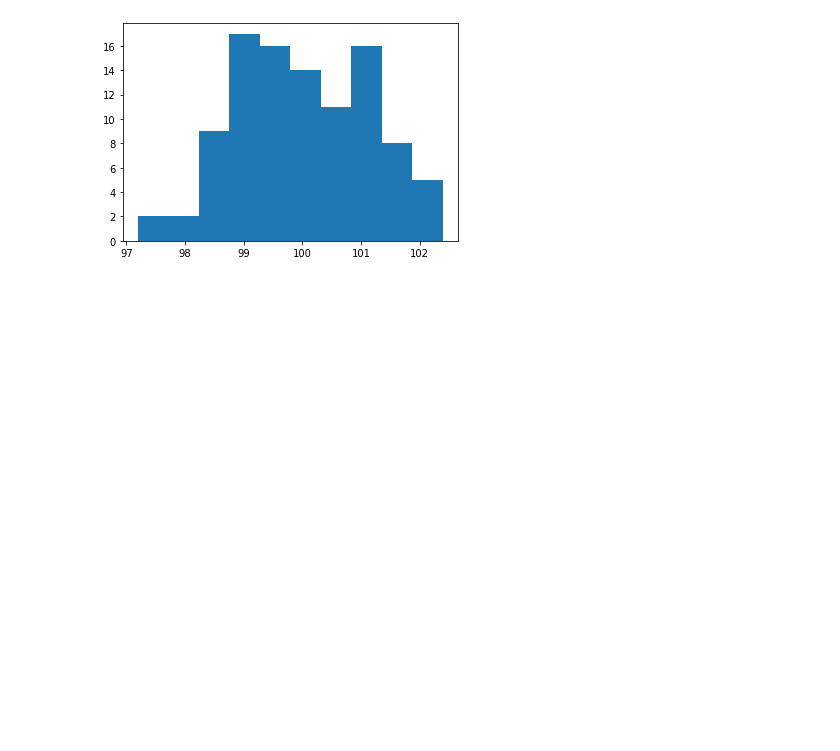
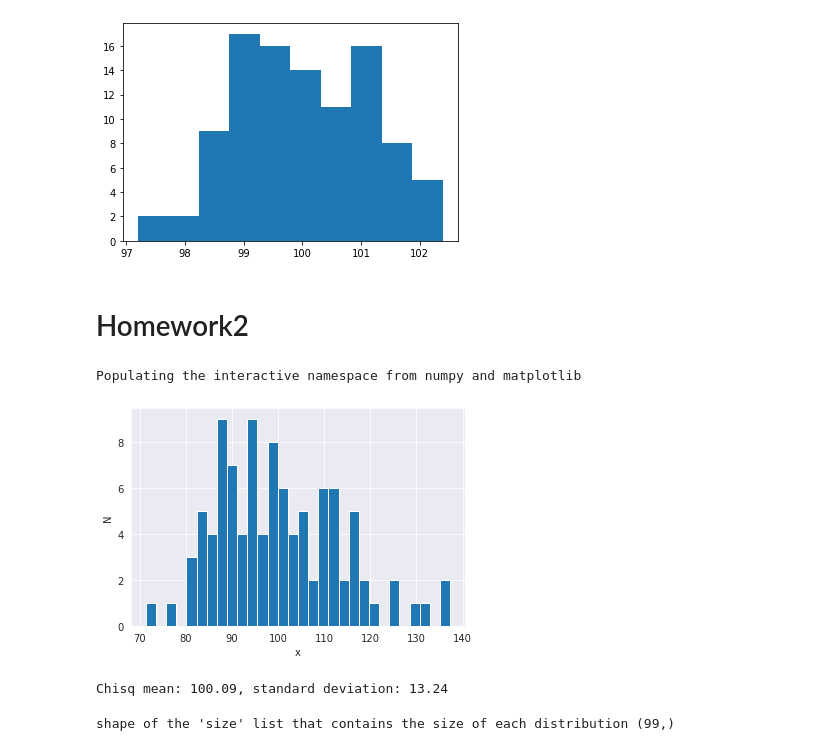
Before and after one commit to MarcoM95/MLPNS2021, a Jupyter notebook: MLPNS2021_ClassStats.ipynb, the cells around one changed output. Saved outputs shown, nothing was run; the diff lists cells and outputs as text; code cells hidden in the pictures; blank space fills up the shorter version.

```diff
--- a/MLPNS2021_ClassStats.ipynb
+++ b/MLPNS2021_ClassStats.ipynb
@@ -44,3 +44,18 @@ np.random.seed?
 # %%
 from numpy.random import MT19937
 from numpy.random import RandomState, SeedSequence
+# %% [markdown]
+# Homework2
+# %%
+from __future__ import print_function
+__author__= 'fbb'
+
+import pylab as pl
+from scipy.optimize import curve_fit, minimize
+
+%pylab inline
+# this package sets up pretty plots
+import seaborn
+seaborn.set_style("darkgrid")
+# %% [output]
+Populating the interactive namespace from numpy and matplotlib
@@ -46,0 +65,38 @@ from numpy.random import RandomState, SeedSequence
+# %%
+mymean = 100
+# %%
+# the chi sq distribution takes the number of degrees of freedom, which luckily is the same as the mean!
+df = mymean
+# %%
+# Note: I am adding imports here, to show the workflow:
+# at this point I realize what packages I need and I import them.
+# but this is a PEP8 violation.
+# It is a good habit to put the includes at the top
+# so the code fails right away if the packages are missing.
+# Otherwise a user may have a piece of code running for a long time,
+# and then fail when the package cannot be imported...
+# (unless they are only imported under conditions, e.g. in an if statement)
+
+import numpy as np
+np.random.seed(456)
+md = {}
+# md is an empty disctionary;
+# if you are not familiar with python dictionaries see https://www.pythonforbeginners.com/dictionary/how-to-use-dictionaries-in-python
+md['chisq'] = np.random.chisquare(df, size=100)
+# md now is a dictionary with one object: an array by the key 'chisq'
+pl.hist(md['chisq'], bins = 30)
+pl.ylabel('N')
+pl.xlabel('x');
+# %% [output]
+[figure, added]
+# %%
+print ("Chisq mean: %.2f, standard deviation: %.2f"%(md['chisq'].mean(), md['chisq'].std()))
+# %% [output]
+Chisq mean: 100.09, standard deviation: 13.24
+# %%
+mysize = (2000 / (np.array(range(1, 100)))).astype(int)
+# mysize = 1000 / (np.array(range(1, 100) + [10]))
+# mysize = (np.random.rand(100) * 1000).astype(int)
+print ("shape of the 'size' list that contains the size of each distribution", mysize.shape)
+# %% [output]
+shape of the 'size' list that contains the size of each distribution (99,)
```
Also changed, not shown: parts of 7 cells of this notebook.
